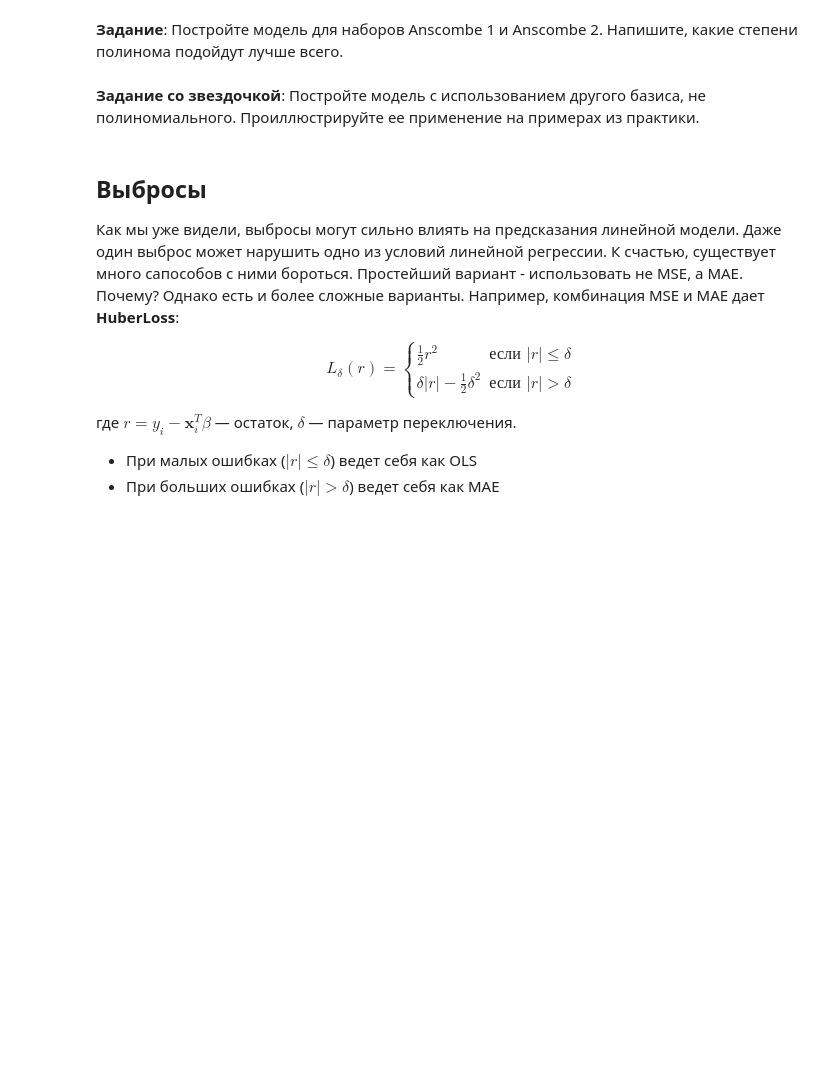
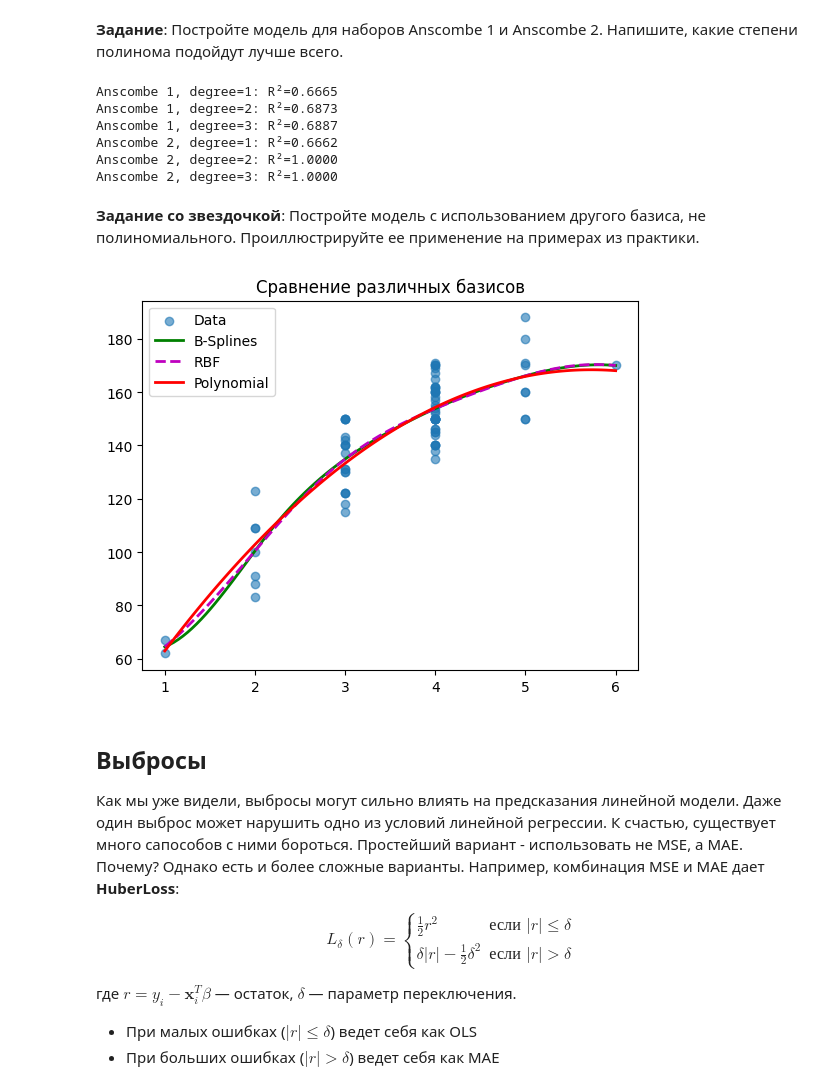
Before and after one commit to haphop228/spbu_ml_2026, a Jupyter notebook: notebooks/linear_regression.ipynb, the cells around one changed output. Cells and saved outputs as stored; diff of their text form; code cells hidden in the pictures; blank space fills up the shorter version.

```diff
--- a/notebooks/linear_regression.ipynb
+++ b/notebooks/linear_regression.ipynb
@@ -177,8 +215,71 @@ y_basic = model_basic.predict(X)
 y_poly = model_poly.predict(X_poly)
 # %% [markdown]
 **Задание**: Постройте модель для наборов Anscombe 1 и Anscombe 2. Напишите, какие степени полинома подойдут лучше всего.
+# %%
+# Anscombe 1 - линейная зависимость
+X1 = quartet_df['x123'].values.reshape(-1, 1)
+y1 = quartet_df['y1'].values
+
+for deg in [1, 2, 3]:
+    poly = PolynomialFeatures(degree=deg)
+    X_poly = poly.fit_transform(X1)
+    model = LinearRegression().fit(X_poly, y1)
+    score = model.score(X_poly, y1)
+    print(f"Anscombe 1, degree={deg}: R²={score:.4f}")
+
+# Anscombe 2 - нелинейная (квадратичная) зависимость
+X2 = quartet_df['x123'].values.reshape(-1, 1)
+y2 = quartet_df['y2'].values
+
+for deg in [1, 2, 3]:
+    poly = PolynomialFeatures(degree=deg)
+    X_poly = poly.fit_transform(X2)
+    model = LinearRegression().fit(X_poly, y2)
+    score = model.score(X_poly, y2)
+    print(f"Anscombe 2, degree={deg}: R²={score:.4f}")
+
+# Вывод:
+# Anscombe 1: лучше всего подходит степень 1, R^2 ~= 0.666
+# Anscombe 2: лучше всего подходит степень 2, R^2 выше
+# %% [output]
+Anscombe 1, degree=1: R²=0.6665
+Anscombe 1, degree=2: R²=0.6873
+Anscombe 1, degree=3: R²=0.6887
+Anscombe 2, degree=1: R²=0.6662
+Anscombe 2, degree=2: R²=1.0000
+Anscombe 2, degree=3: R²=1.0000
 # %% [markdown]
 **Задание со звездочкой**: Постройте модель с использованием другого базиса, не полиномиального. Проиллюстрируйте ее применение на примерах из практики.
+# %%
+from sklearn.preprocessing import SplineTransformer
+from sklearn.pipeline import make_pipeline
+from sklearn.kernel_approximation import RBFSampler
+
+X_2d = np.array(df["age"]).reshape(-1, 1)
+y_1d = np.array(df["length"])
+
+spline_model = make_pipeline(
+    SplineTransformer(n_knots=5, degree=3, include_bias=True),
+    LinearRegression()
+)
+spline_model.fit(X_2d, y_1d)
+
+rbf_model = make_pipeline(
+    RBFSampler(gamma=1.0, n_components=10, random_state=42),
+    LinearRegression()
+)
+rbf_model.fit(X_2d, y_1d)
+
+x_plot = np.linspace(X_2d.min(), X_2d.max(), 100).reshape(-1, 1)
+plt.scatter(X_2d, y_1d, alpha=0.6, label='Data')
+plt.plot(x_plot, spline_model.predict(x_plot), 'g-', linewidth=2, label='B-Splines')
+plt.plot(x_plot, rbf_model.predict(x_plot), 'm--', linewidth=2, label='RBF')
+plt.plot(x_plot, model_poly.predict(poly_features.fit_transform(x_plot)), 'r-', linewidth=2, label='Polynomial')
+plt.legend()
+plt.title('Сравнение различных базисов')
+plt.show()
+# %% [output]
+[figure, added]
 # %% [markdown]
 ## Выбросы
 Как мы уже видели, выбросы могут сильно влиять на предсказания линейной модели. Даже один выброс может нарушить одно из условий линейной регрессии. К счастью, существует много сапособов с ними бороться.
```
Also changed, not shown: parts of 54 cells of this notebook, 5 other files.
